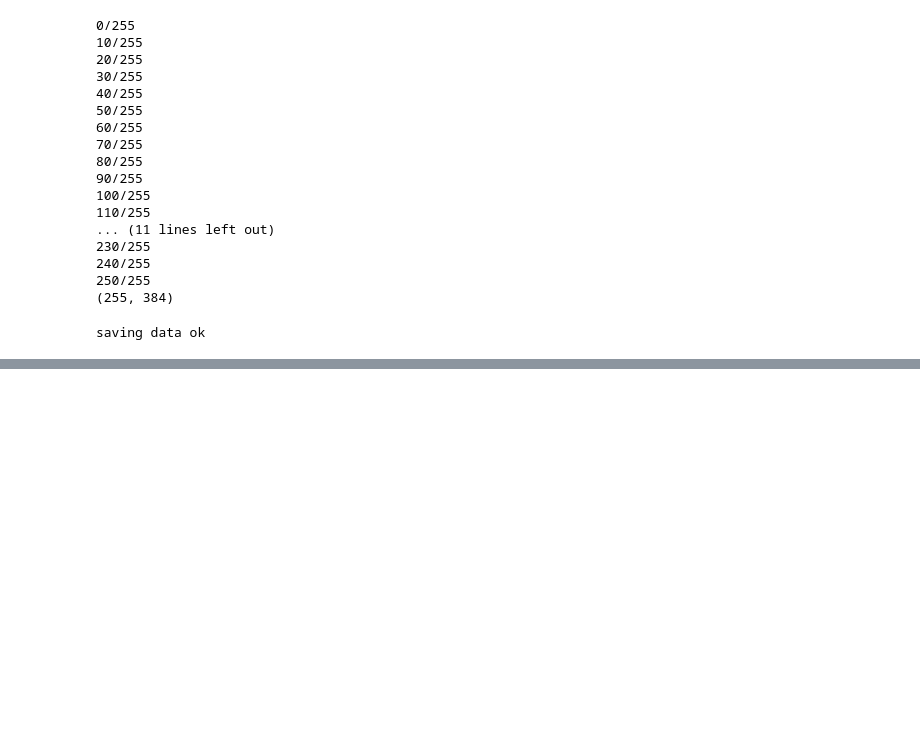
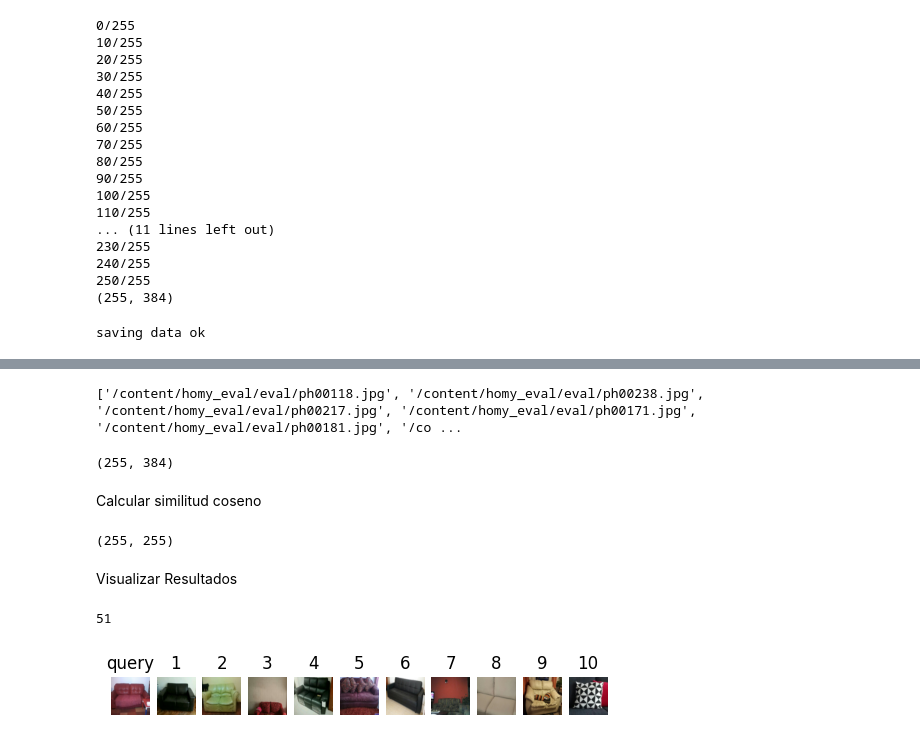
Before and after one commit to jmsaavedrar/encoders, a Jupyter notebook: similarity_search.ipynb, the cells around one changed output, grey strips where cells are left out. Cells and saved outputs as stored; diff of their text form; code cells hidden in the pictures; blank space fills up the shorter version.

```diff
--- a/similarity_search.ipynb
+++ b/similarity_search.ipynb
@@ -105,0 +108,24 @@ saving data ok
+# %%
+lfiles = []
+with open('dinov2_homy.pk', 'rb') as f:
+    lfiles =pickle.load(f)
+print(lfiles)
+# %% [output]
+['/content/homy_eval/eval/ph00118.jpg', '/content/homy_eval/eval/ph00238.jpg', '/content/homy_eval/eval/ph00217.jpg', '/content/homy_eval/eval/ph00171.jpg', '/content/homy_eval/eval/ph00181.jpg', '/co ...
+# %%
+features = np.load("dinov2_homy_feats.npy")
+print(features.shape)
+# %% [output]
+(255, 384)
+# %% [markdown]
+Calcular similitud coseno
+# %%
+norm2 = np.linalg.norm(features, ord = 2, keepdims = True)
+feats_norm = features / norm2
+sim = feats_norm @ np.transpose(feats_norm)
+sim_idx = np.argsort(-sim, axis = 1)
+print(sim.shape)
+# %% [output]
+(255, 255)
+# %% [markdown]
+Visualizar Resultados
@@ -105,0 +134,19 @@ saving data ok
+# %%
+idx_query = np.random.randint(len(lfiles))
+print(idx_query)
+k = 10
+best_idx = sim_idx[idx_query, :k + 1]
+fig, ax = plt.subplots(1, k +1)
+for i in range(k + 1) :
+  ax[i].set_title(str(i))
+  ax[i].set_axis_off()
+ax[0].set_title('query')
+isize = 64
+for i, idx in enumerate(best_idx) :
+  image = Image.open(lfiles[idx]).convert('RGB')
+  image = image.resize((isize,isize))
+  ax[i].imshow(np.asarray(image))
+plt.show()
+# %% [output]
+51
+[figure, added]
```
Also changed, not shown: parts of 2 cells of this notebook.
